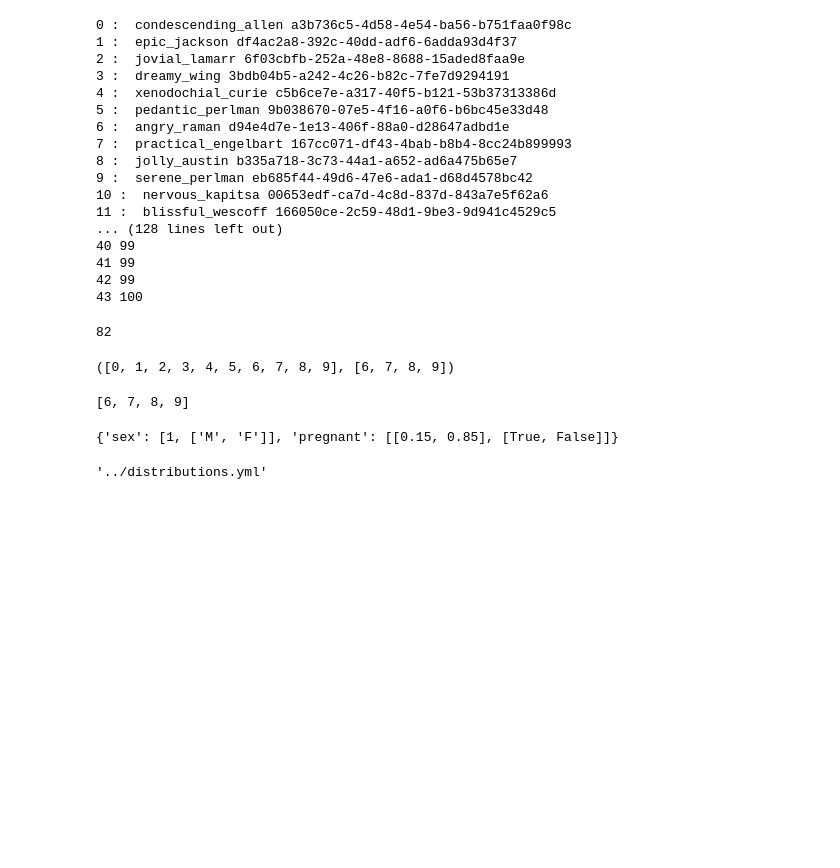
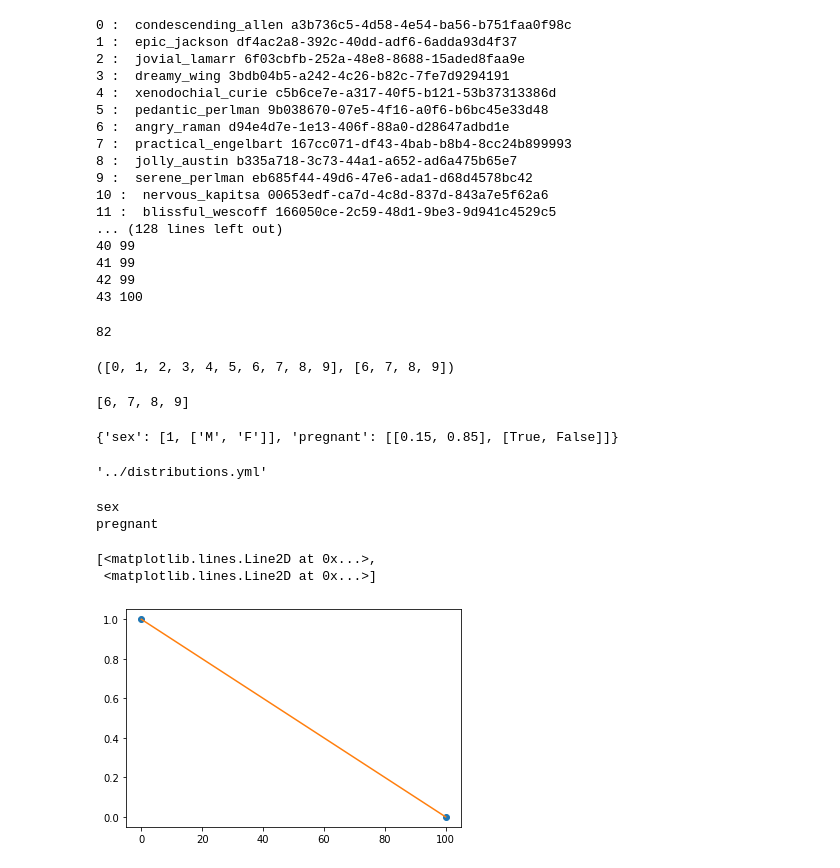
Before and after one commit to dmiracle/prob-agent, a Jupyter notebook: jupyter.ipynb, the cells around one changed output. Saved outputs shown, nothing was run; the diff lists cells and outputs as text; code cells hidden in the pictures; blank space fills up the shorter version.

```diff
--- a/jupyter.ipynb
+++ b/jupyter.ipynb
@@ -152,0 +159,6 @@ x.fname
+# %%
+for d in dmap:
+    print(d)
+# %% [output]
+sex
+pregnant
@@ -152,0 +170,12 @@ x.fname
+# %%
+ops = [(0, 1), (100, 0)]
+x, y = list(zip(*ops))
+f = interp1d(x, y, fill_value="extrapolate")
+# %%
+xx = np.linspace(0, 100, 25, endpoint=True)
+import matplotlib.pyplot as plt
+plt.plot(x, y, 'o', xx, f(xx), '-')
+# %% [output]
+[<matplotlib.lines.Line2D at 0x...>,
+ <matplotlib.lines.Line2D at 0x...>]
+[figure, added]
```
Also changed, not shown: parts of 7 cells of this notebook, 2 other files.
